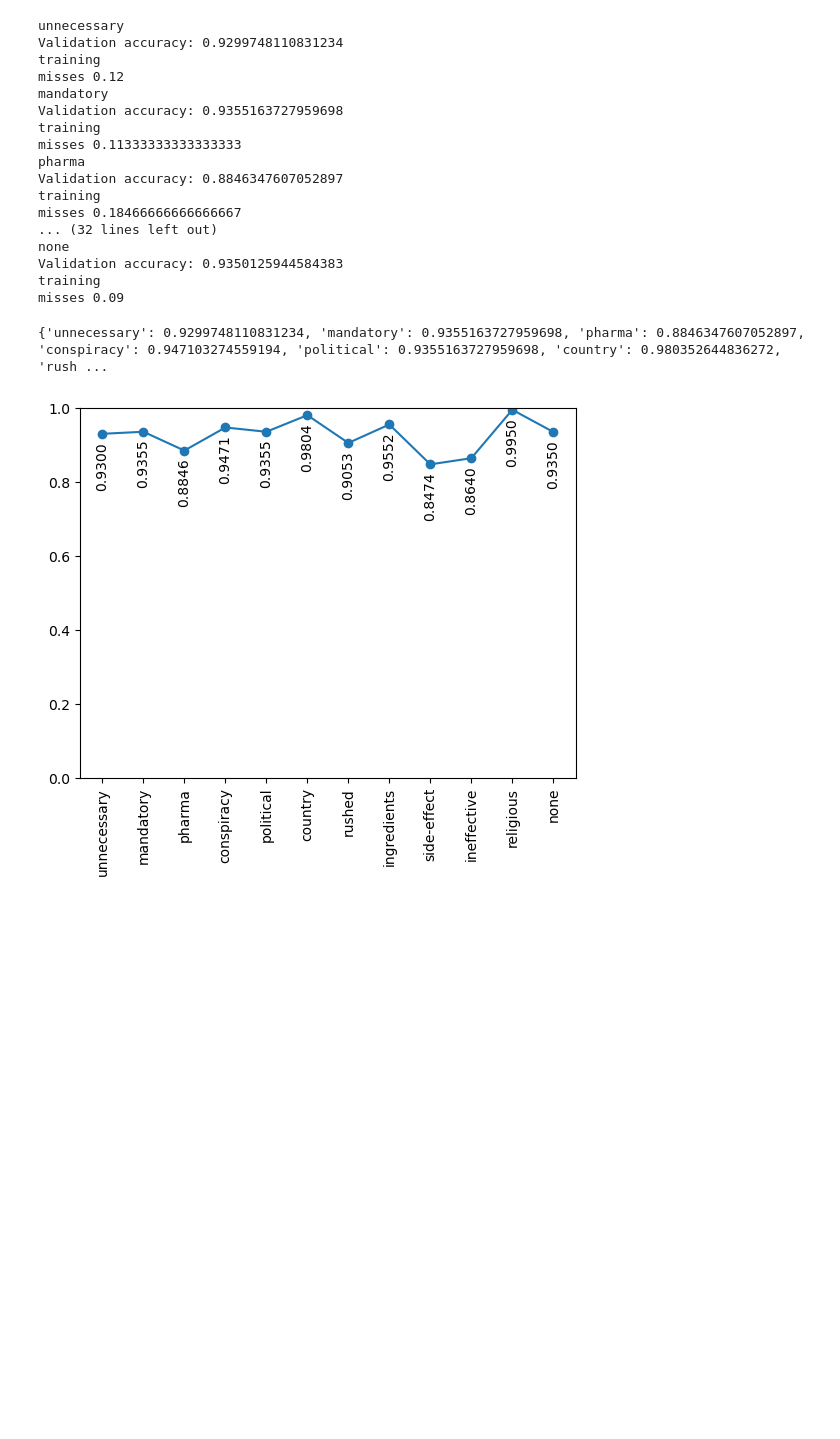
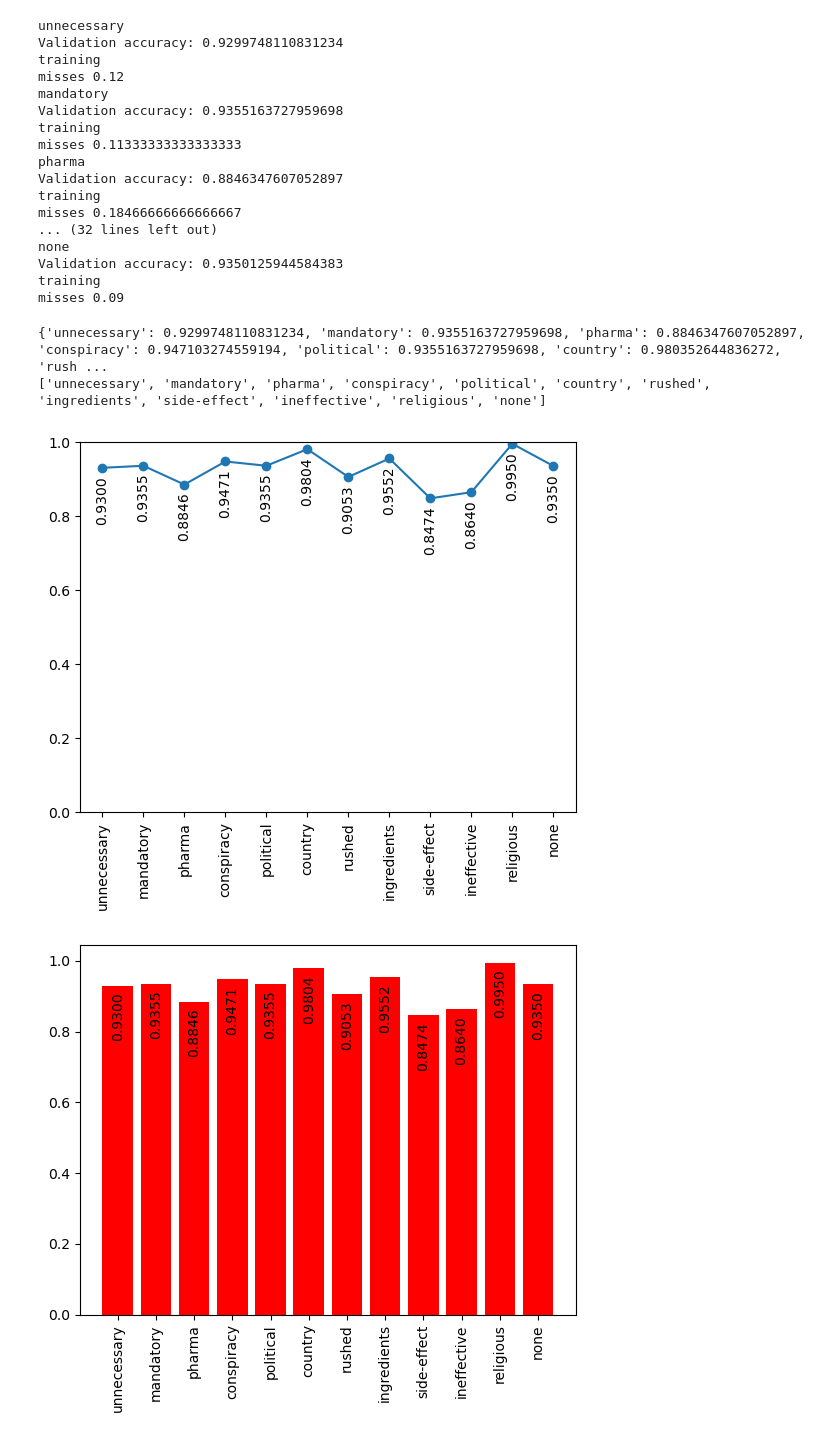
Before and after one commit to hrishikeshkh/WhyNotVax, a Jupyter notebook: torch_ngramSc.ipynb, the cells around one changed output. Saved outputs shown, nothing was run; the diff lists cells and outputs as text; code cells hidden in the pictures; blank space fills up the shorter version.

Commit message:
Graphs for the accuracies

```diff
--- a/torch_ngramSc.ipynb
+++ b/torch_ngramSc.ipynb
@@ -358,20 +358,28 @@ training
 misses 0.09
 # %%
 print(accuracies)
+print(attr)
 # %% [output]
 {'unnecessary': 0.9299748110831234, 'mandatory': 0.9355163727959698, 'pharma': 0.8846347607052897, 'conspiracy': 0.947103274559194, 'political': 0.9355163727959698, 'country': 0.980352644836272, 'rush ...
+['unnecessary', 'mandatory', 'pharma', 'conspiracy', 'political', 'country', 'rushed', 'ingredients', 'side-effect', 'ineffective', 'religious', 'none']
 # %%
 import matplotlib.pyplot as plt
 
 # plt.figure(figsize=(10, 7))
 x = range(len(accuracies))
 X = list(accuracies.keys())
 y = list(accuracies.values())
 plt.plot(X, y, marker='o')
 plt.xticks(x, X, rotation="vertical")
 plt.ylim([0, 1])
 for i in range(len(x)):
     plt.text(x[i], y[i]-0.02, f'{y[i]:.4f}', ha='center', va='top', rotation='vertical')
 plt.show()
+plt.bar(X, y, color='red')
+plt.xticks(x, X, rotation="vertical")
+for i in range(len(x)):
+    plt.text(x[i], y[i]-0.02, f'{y[i]:.4f}', ha='center', va='top', rotation='vertical')
+plt.show()
 # %% [output]
 [figure]
+[figure, added]
```
